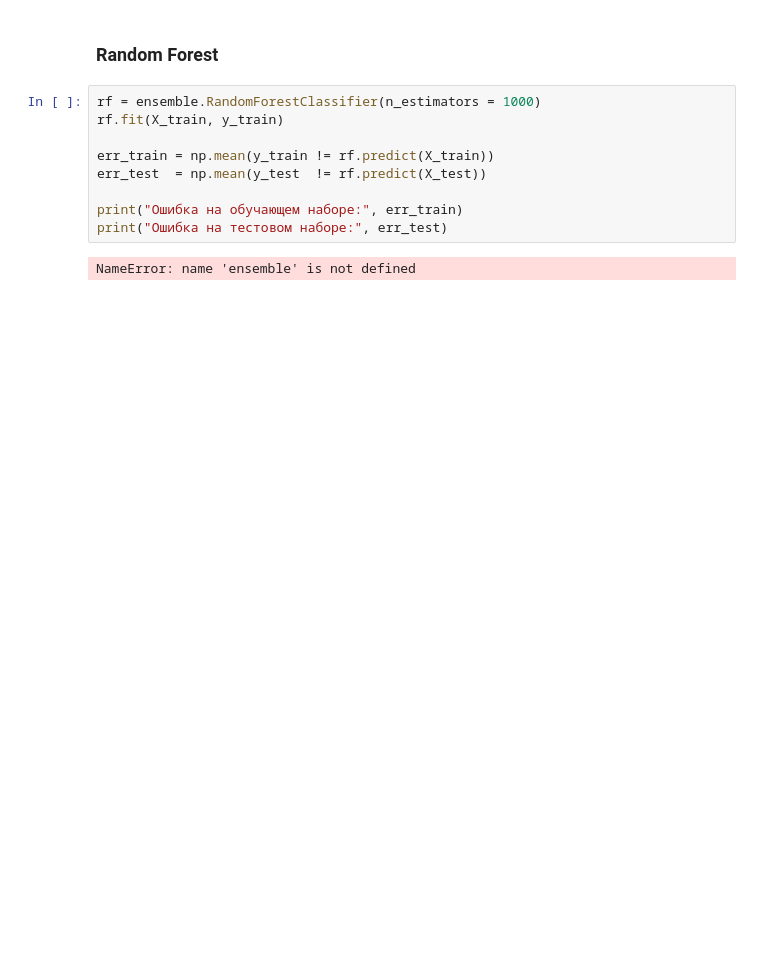
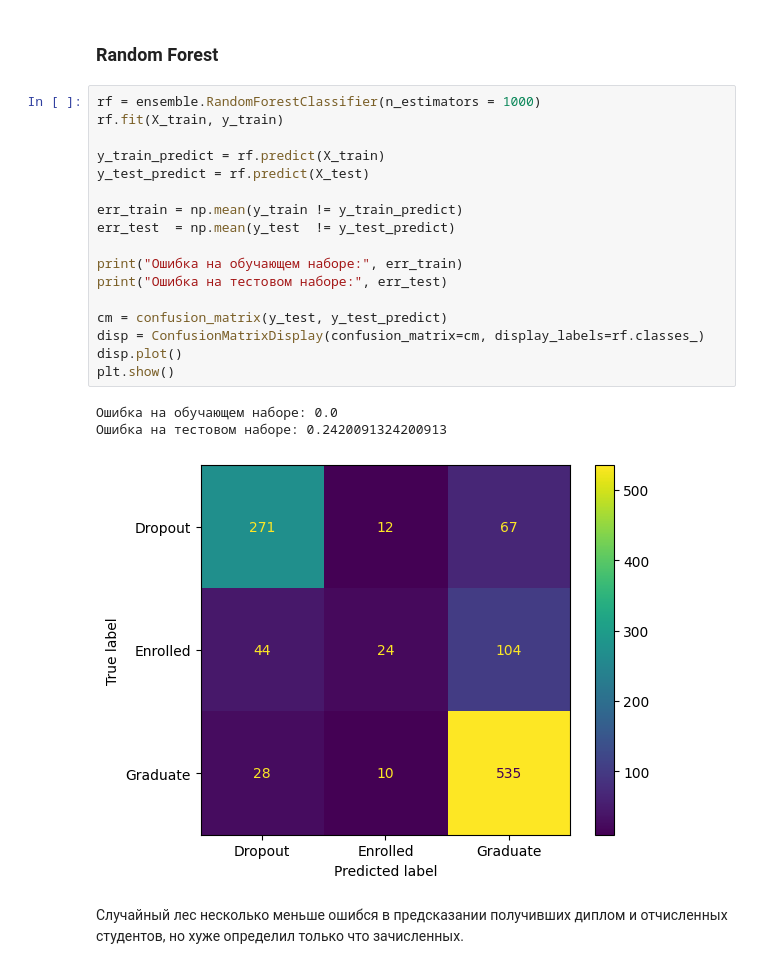
Before and after one commit to alexChurkin/MyML2023, a Jupyter notebook: Homework_6_2912.ipynb, the cells around one changed output. Drawn from its saved outputs; the diff is of its cells as text; blank space fills up the shorter version.

```diff
--- a/Homework_6_2912.ipynb
+++ b/Homework_6_2912.ipynb
@@ -493,11 +520,23 @@ dtype: float64
 # %%
 rf = ensemble.RandomForestClassifier(n_estimators = 1000)
 rf.fit(X_train, y_train)
 
-err_train = np.mean(y_train != rf.predict(X_train))
-err_test  = np.mean(y_test  != rf.predict(X_test))
+y_train_predict = rf.predict(X_train)
+y_test_predict = rf.predict(X_test)
+
+err_train = np.mean(y_train != y_train_predict)
+err_test  = np.mean(y_test  != y_test_predict)
 
 print("Ошибка на обучающем наборе:", err_train)
 print("Ошибка на тестовом наборе:", err_test)
+
+cm = confusion_matrix(y_test, y_test_predict)
+disp = ConfusionMatrixDisplay(confusion_matrix=cm, display_labels=rf.classes_)
+disp.plot()
+plt.show()
 # %% [output]
-NameError: name 'ensemble' is not defined
+Ошибка на обучающем наборе: 0.0
+Ошибка на тестовом наборе: 0.2420091324200913
+[figure, added]
+# %% [markdown]
+Случайный лес несколько меньше ошибся в предсказании получивших диплом и отчисленных студентов, но хуже определил только что зачисленных.
```
Also changed, not shown: parts of 6 cells of this notebook.
